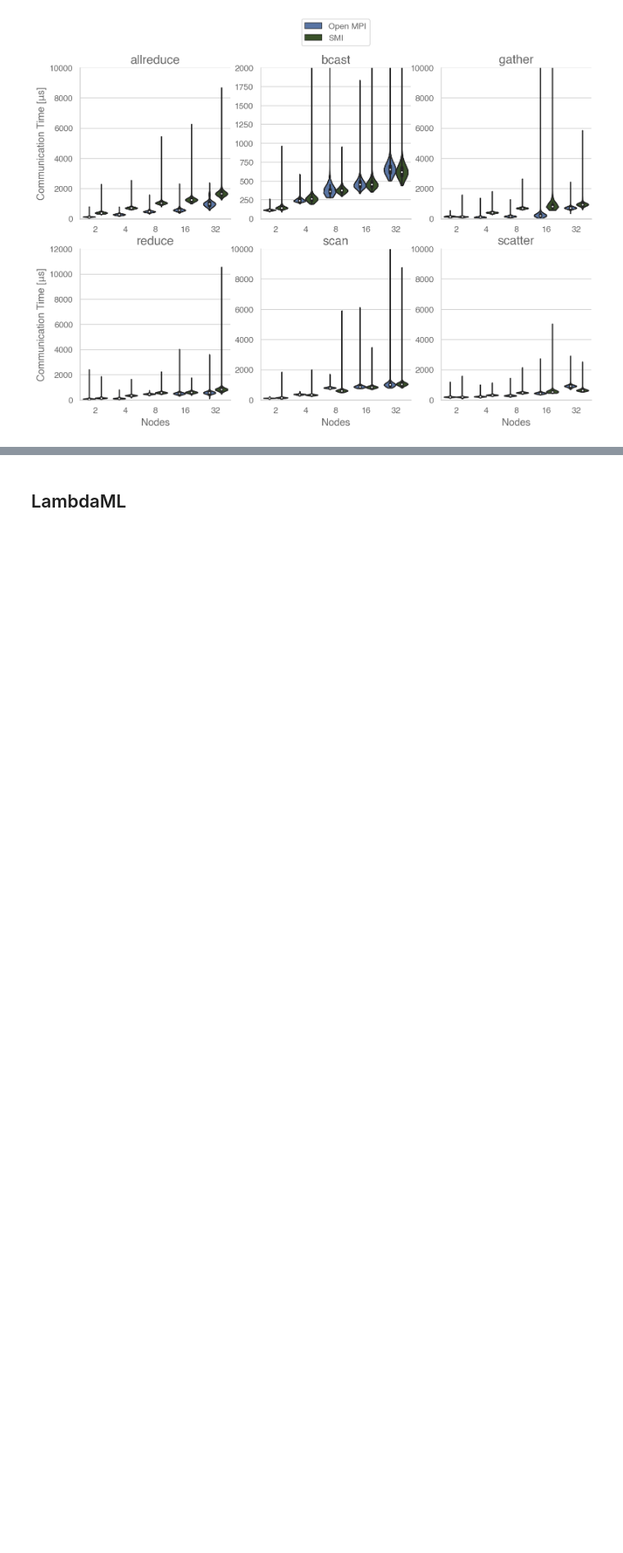
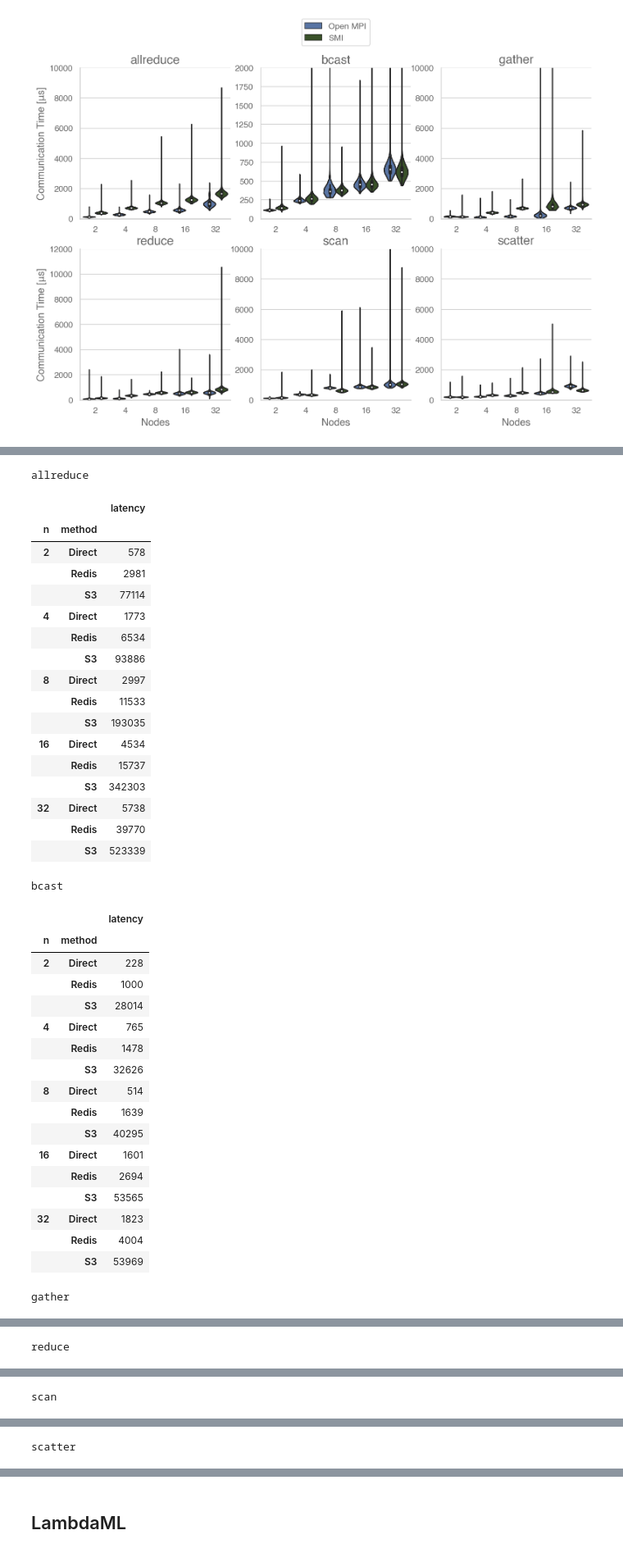
Before and after one commit to OpenCoreCH/LambdaCommBenchmarks, a Jupyter notebook: analysis/lambda_comm_benchmarks.ipynb, the cells around one changed output, grey strips where cells are left out. Shown at 82% size. Drawn from its saved outputs; the diff is of its cells as text; code cells hidden in the pictures; blank space fills up the shorter version.

Commit message:
Started analyzing serverless collective benchmarks

```diff
--- a/analysis/lambda_comm_benchmarks.ipynb
+++ b/analysis/lambda_comm_benchmarks.ipynb
@@ -1415,0 +1418,75 @@ fig.savefig(os.path.join(OUTPUT_PATH, "smi_benchmark_mpi.pdf"))
+# %%
+DIRECT_BASE_PATH = os.path.join(BASE_PATH, 'smi', 'out_lambda_direct')
+REDIS_BASE_BATH = os.path.join(BASE_PATH, 'smi', 'out_lambda_redis')
+S3_BASE_BATH = os.path.join(BASE_PATH, 'smi', 'out_lambda_s3')
+# %%
+vals = {}
+for experiment in experiments:
+    data = {"n": [], "latency": [], "method": []}
+    for num_node in NUM_NODES:
+        for base_path, channel in [(DIRECT_BASE_PATH, "Direct"), (REDIS_BASE_BATH, "Redis"), (S3_BASE_BATH, "S3")]:
+            res_rounds = {}
+            start_times = {}
+            for i in range(num_node):
+                path = os.path.join(base_path, "{}_{}_{}.json".format(experiment, num_node, i))
+                with open(path) as file:
+                    lines = file.readlines()
+                    for line in lines:
+                        parts = line.rstrip().split(",")
+                        peer_id = int(parts[0])
+                        exchange_num = int(parts[1])
+                        val = int(parts[2])
+                        if peer_id == 0:
+                            start_times[exchange_num] = val
+                        else:
+                            if exchange_num not in res_rounds:
+                                res_rounds[exchange_num] = [val]
+                            else:
+                                res_rounds[exchange_num].append(val)
+            for exchange_num, values in res_rounds.items():
+                data["n"].append(num_node)
+                data["latency"].append(max(values) - start_times[exchange_num])
+                data["method"].append(channel)
+        vals[experiment] = pd.DataFrame(data)
+
+for experiment in experiments:
+    print(experiment)
+    display(vals[experiment].groupby(['n', 'method']).min())
+# %% [output]
+allreduce
+|  |  | latency |
+| n | method |  |
+| 2 | Direct | 578 |
+|  | Redis | 2981 |
+|  | S3 | 77114 |
+| 4 | Direct | 1773 |
+|  | Redis | 6534 |
+|  | S3 | 93886 |
+| 8 | Direct | 2997 |
+|  | Redis | 11533 |
+|  | S3 | 193035 |
+| 16 | Direct | 4534 |
+|  | Redis | 15737 |
+|  | S3 | 342303 |
+| 32 | Direct | 5738 |
+|  | Redis | 39770 |
+|  | S3 | 523339 |
+bcast
+|  |  | latency |
+| n | method |  |
+| 2 | Direct | 228 |
+|  | Redis | 1000 |
+|  | S3 | 28014 |
+| 4 | Direct | 765 |
+|  | Redis | 1478 |
+|  | S3 | 32626 |
+| 8 | Direct | 514 |
+|  | Redis | 1639 |
+|  | S3 | 40295 |
+| 16 | Direct | 1601 |
+|  | Redis | 2694 |
+|  | S3 | 53565 |
+| 32 | Direct | 1823 |
+|  | Redis | 4004 |
+|  | S3 | 53969 |
+gather
@@ -1415,0 +1510 @@ fig.savefig(os.path.join(OUTPUT_PATH, "smi_benchmark_mpi.pdf"))
+reduce
@@ -1415,0 +1528 @@ fig.savefig(os.path.join(OUTPUT_PATH, "smi_benchmark_mpi.pdf"))
+scan
@@ -1415,0 +1546 @@ fig.savefig(os.path.join(OUTPUT_PATH, "smi_benchmark_mpi.pdf"))
+scatter
```
Also changed, not shown: parts of 2 cells of this notebook, 12 other files.
